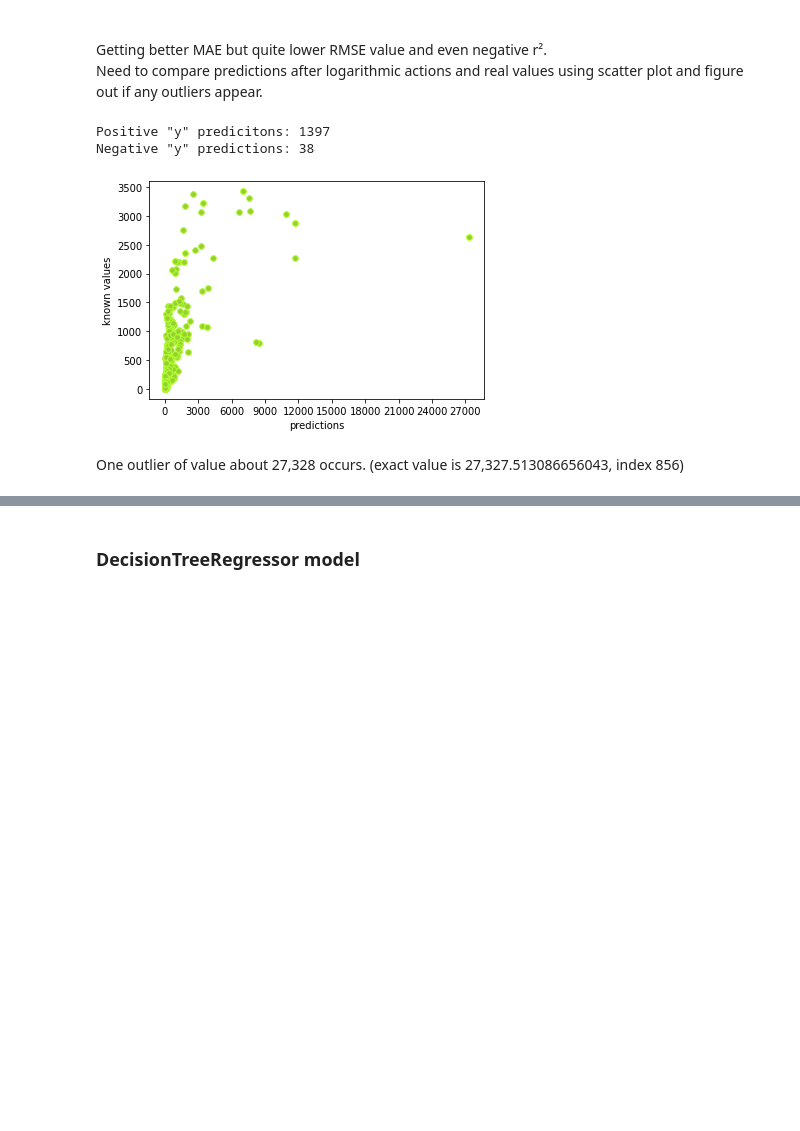
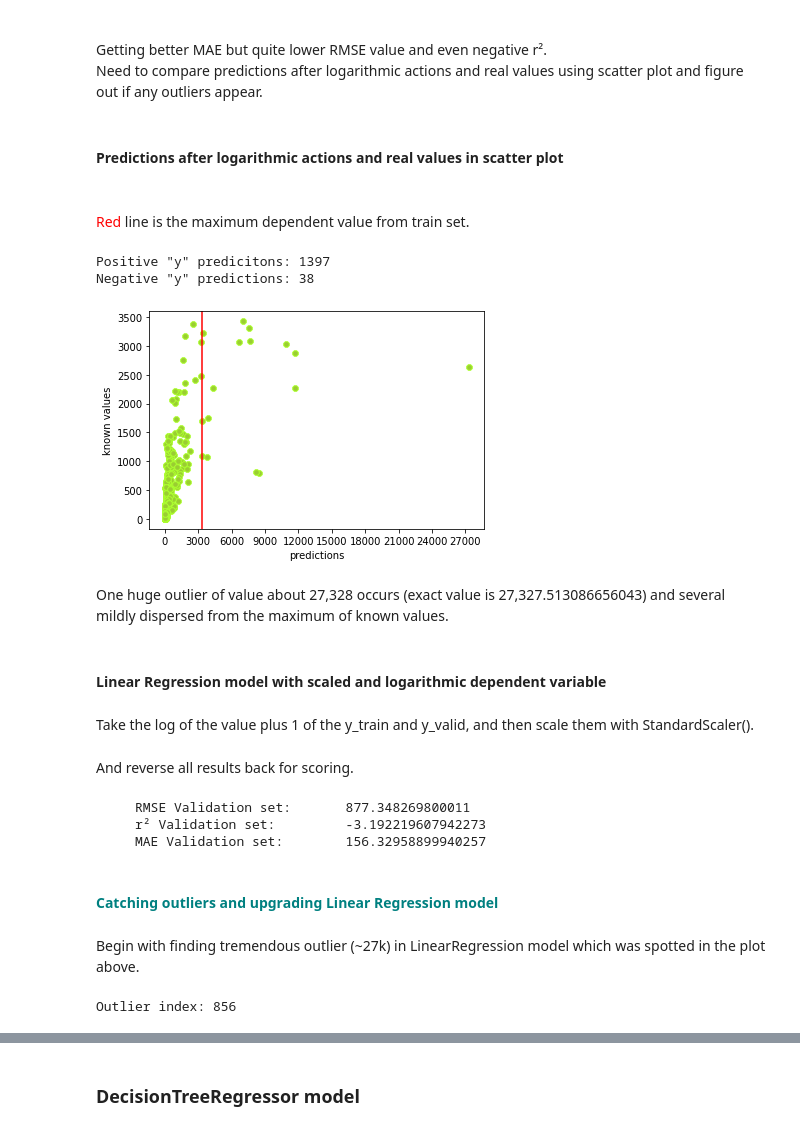
Before and after one commit to unkind58/Project_WHO_suicide_statistics_predictions, a Jupyter notebook: WHO_suicide_statistics_predictions.ipynb, the cells around one changed output, grey strips where cells are left out. Drawn from its saved outputs; the diff is of its cells as text; code cells hidden in the pictures; blank space fills up the shorter version.

```diff
--- a/WHO_suicide_statistics_predictions.ipynb
+++ b/WHO_suicide_statistics_predictions.ipynb
@@ -499,17 +485,26 @@ print_score_log(regr_vol_5,X_train, X_valid,y_train_log, y_valid_log)
 # %% [markdown]
 <br>Getting better MAE but quite lower RMSE value and even negative r².</br>
 <br>Need to compare predictions after logarithmic actions and real values using scatter plot and figure out if any outliers appear.</br>
+# %% [markdown]
+#### Predictions after logarithmic actions and real values in scatter plot
+# %% [markdown]
+<br> <span style="color:red">Red</span> line is the maximum dependent value from train set.</br>
 # %%
 plt.scatter(np.expm1(regr_vol_5.predict(X_valid)),np.expm1(y_valid_log),color='greenyellow', marker='8',facecolor='yellowgreen')
 plt.xticks(list(range(0,28000,3000)))
 plt.xlabel('predictions')
 plt.ylabel('known values')
+plt.axvline(np.max(y_train),color='red')
 preds_lin = np.expm1(regr_vol_5.predict(X_valid))
 print(f'Positive "y" predicitons: {preds_lin[preds_lin>=0].size}')
 print(f'Negative "y" predictions: {preds_lin[preds_lin<0].size}')
 # %% [output]
 Positive "y" predicitons: 1397
 Negative "y" predictions: 38
-[figure, old version]
+[figure, new version]
 # %% [markdown]
-One outlier of value about 27,328 occurs. (exact value is 27,327.513086656043, index 856)
+One huge outlier of value about 27,328 occurs (exact value is 27,327.513086656043) and several mildly dispersed from the maximum of known values.
+# %% [markdown]
+#### Linear Regression model with scaled and logarithmic dependent variable
+# %% [markdown]
+Take the log of the value plus 1 of the y_train and y_valid, and then scale them with StandardScaler().
@@ -515,0 +523,23 @@ One outlier of value about 27,328 occurs. (exact value is 27,327.513086656043, i
+# %% [markdown]
+And reverse all results back for scoring.
+# %%
+preds_back = standard_scaler_y.inverse_transform(preds)
+y_preds_back = np.expm1(preds_back)
+print(f' \
+    RMSE Validation set: \t{np.sqrt(mean_squared_error(y_preds_back, y_valid.to_numpy()))} \n \
+    r² Validation set: \t{r2_score(y_valid,y_preds_back)} \n \
+    MAE Validation set: \t{mean_absolute_error(y_valid, y_preds_back)}')
+# %% [output]
+     RMSE Validation set:       877.348269800011
+     r² Validation set:         -3.192219607942273
+     MAE Validation set:        156.32958899940257
+# %% [markdown]
+#### <span style="color:teal"> Catching outliers and upgrading Linear Regression model</span>
+# %% [markdown]
+Begin with finding tremendous outlier (~27k) in LinearRegression model which was spotted in the plot above.
+# %%
+preds_find_outlier = np.expm1(regr_vol_5.predict(X_valid))
+preds_list = list(preds_find_outlier);
+print('Outlier index:', preds_list.index(27327.513086656043))
+# %% [output]
+Outlier index: 856
```
Also changed, not shown: parts of 98 cells of this notebook.
